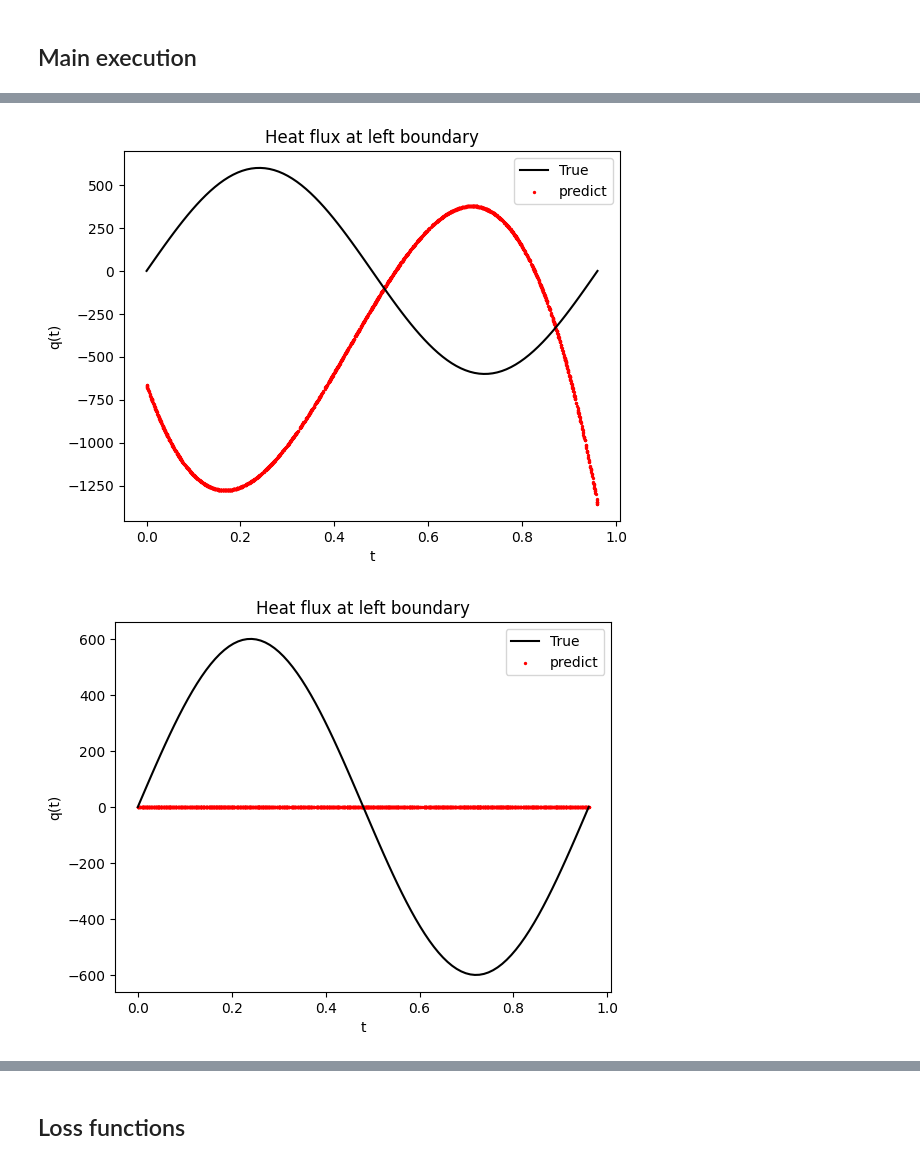
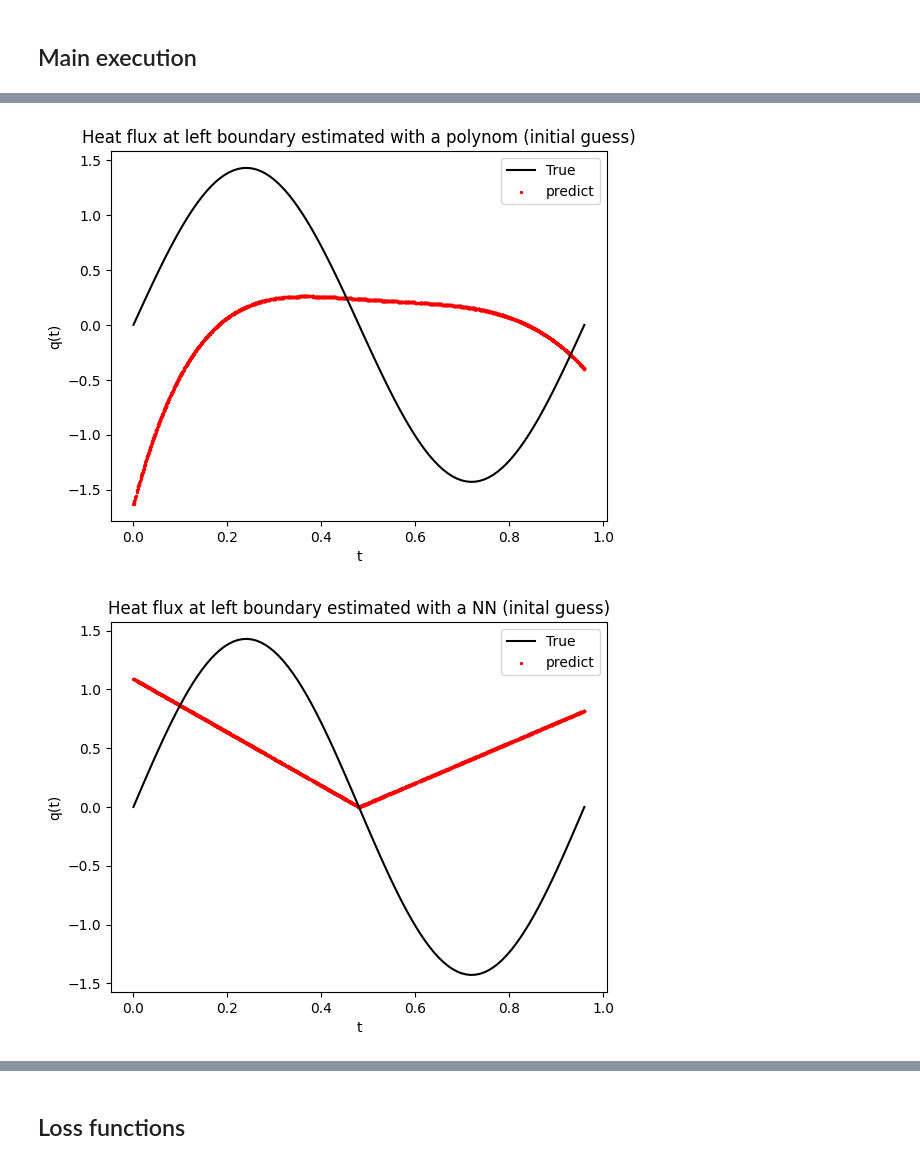
Before and after one commit to FIUBA-Posgrado-Inteligencia-Artificial/CEIA-PINN, a Jupyter notebook: modulo 5/practicas/heat_equation_inverse_func.ipynb, the cells around one changed output, grey strips where cells are left out. Saved outputs shown, nothing was run; the diff lists cells and outputs as text; code cells hidden in the pictures.

```diff
--- a/modulo 5/practicas/heat_equation_inverse_func.ipynb
+++ b/modulo 5/practicas/heat_equation_inverse_func.ipynb
@@ -273,17 +288,17 @@ ds.append(TensorDataset(X_ic, y_ic))
 # Generate syntetic temperature labelled data
 if isData:
     tags.append("LabelledData")
-    omega = 0.05
+    omega = 0.02
     sensor_loc = [0.1, 0.2]
     x_data, t_data, T_data = [], [], []
     for loc in sensor_loc:
         idx_data = np.random.choice(x_tensor.size()[0], N_data, replace=False)
-        x_data.append(torch.full((N_data, 1), loc, device=device))
+        x_data.append(torch.full((N_data, 1), kx*loc, device=device))
         t_data.append(t_tensor[idx_data].view(-1, 1))
         idx_fem = x_fem==loc
-        TT_loc = np.interp(t_tensor[idx_data].cpu(), t_fem, TT[idx_fem, :].flatten())
-        TT_loc_noisy = TT_loc.reshape(-1, 1) + omega*np.max(TT_loc)*np.random.normal(size=(N_data, 1))
-        T_data.append(torch.from_numpy(TT_loc).to(torch.float32).view(-1, 1).to(device))
+        TT_loc = np.interp(1/kt * t_tensor[idx_data].cpu(), t_fem, 1/DT * TT[idx_fem, :].flatten())
+        TT_loc_noisy = TT_loc.reshape(N_data, 1) + omega*np.max(TT_loc)*np.random.normal(size=(N_data, 1))
+        T_data.append(torch.from_numpy(TT_loc_noisy).to(torch.float32).to(device))
 
     X_data = torch.cat([torch.cat(x_data, axis=0), torch.cat(t_data, axis=0)], axis=1)
     y_data = torch.cat(T_data, axis=0)
@@ -334,7 +349,7 @@ if isData:
         x_data_loc = np.full((N_data, 1), sensor)
         T_ex = np.interp(t_data_loc.flatten(), t_fem, TT[x_fem==sensor_loc[i], :].flatten()) #T_exact(x_data_loc, t_data_loc)
         ax.plot(t_data_loc, T_ex, c=colors[i], label=f'T. exact - x={sensor}')
-        ax.scatter(X_data_train[N_data*i:N_data*(i+1), 1:2], y_data_train[N_data*i:N_data*(i+1)], s=4, c='m', label=f'T. noisy - x={sensor}')
+        ax.scatter(1/kt*X_data_train[N_data*i:N_data*(i+1), 1:2], DT*y_data_train[N_data*i:N_data*(i+1)], s=4, c='m', label=f'T. noisy - x={sensor}')
 
     ax.legend()
     plt.xlabel('Time domain (t)')
@@ -390,7 +407,7 @@ class Polynom(nn.Module):
         self.LowerBounds = params["LowerBounds"]
         self.UpperBounds = params["UpperBounds"]
         self.params = nn.ParameterList([
-            nn.Parameter(1000*torch.randn(1)) for _ in range(num_params)
+            nn.Parameter(torch.randn(1)) for _ in range(num_params)
         ])
 
     def forward(self, X):
@@ -406,7 +423,7 @@ class Polynom(nn.Module):
         return p
 # %%
 polynom_params = {
-    "NumberOfParameters": 4,
+    "NumberOfParameters": 6,
     "LowerBounds": lb.to(device),
     "UpperBounds": ub.to(device)
 }
@@ -424,11 +443,11 @@ p[3]:  -2534.407470703125
 # %%
 q_left_pred = polynom(t_bc_l.to(device))
 plt.plot(kt*t_fem, q_left_true(t_fem), c='k', label='True')
 plt.scatter(t_bc_l.detach().cpu().numpy(), q_left_pred.detach().cpu().numpy(), s=2, c='r', label='predict')
 plt.xlabel('t')
 plt.ylabel('q(t)')
-plt.title('Heat flux at left boundary')
+plt.title('Heat flux at left boundary estimated with a polynom (initial guess)')
 plt.legend()
 plt.show()
 # %% [output]
-[figure, old version]
+[figure, new version]
@@ -449,8 +475,8 @@ plt.plot(kt*t_fem, q_left_true(t_fem), c='k', label='True')
 plt.scatter(t_bc_l.detach().cpu().numpy(), q_left_pred.detach().cpu().numpy(), s=2, c='r', label='predict')
 plt.xlabel('t')
 plt.ylabel('q(t)')
-plt.title('Heat flux at left boundary')
+plt.title('Heat flux at left boundary estimated with a NN (inital guess)')
 plt.legend()
 plt.show()
 # %% [output]
-[figure, old version]
+[figure, new version]
```
Also changed, not shown: parts of 32 cells of this notebook.
